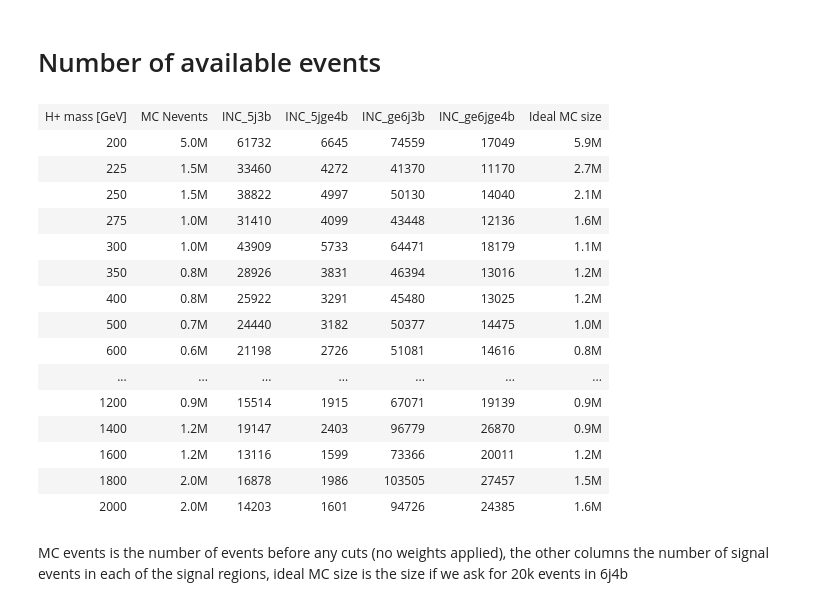
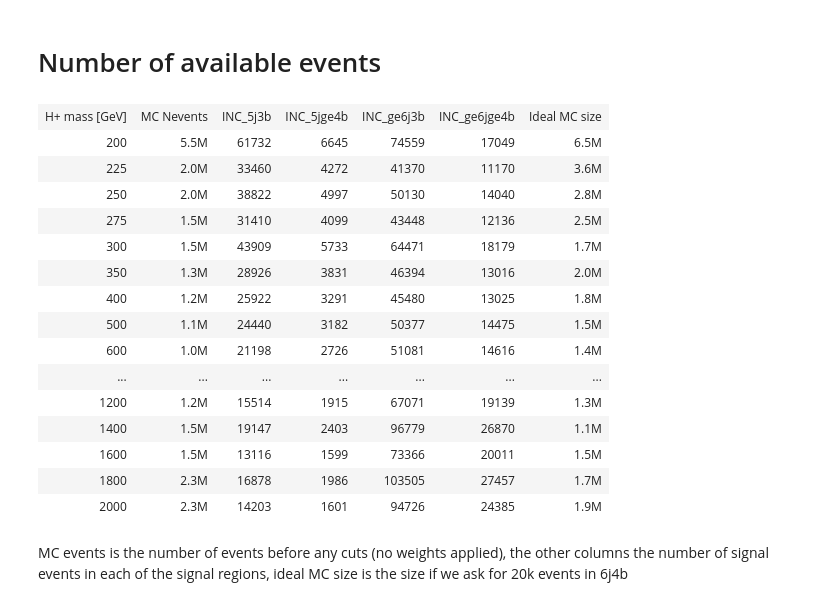
Before and after one commit to asalvadorsalas/HplusML, a Jupyter notebook: EstimateMCNeeds.ipynb, the cells around one changed output. Cells and saved outputs as stored; diff of their text form; code cells hidden in the pictures.

Commit message:
Added table with number of events before and after cuts

```diff
--- a/EstimateMCNeeds.ipynb
+++ b/EstimateMCNeeds.ipynb
@@ -27,61 +27,61 @@ df_mc=pd.read_hdf('/eos/user/j/jglatzer/L2Output_R20_Nov_v2/pandas_allregions.h5
 # %%
 regions=list(filter(lambda x: "INC" in x, df_mc.region.unique()))
 hpmasses_all=[200,225,250,275,300,350,400,500,600,700,800,900,1000,1200,1400,1600,1800,2000]
-mcsize={200: 5.0,
-        225: 1.5,
-        250: 1.5,
-        275: 1.0,
-        300: 1.0,
-        350: 0.8,
-        400: 0.8,
-        500: 0.7,
-        600: 0.6,
-        700: 0.6,
-        800: 0.6,
-        900: 0.6,
-        1000: 0.7,
-        1200: 0.9,
-        1400: 1.2,
-        1600: 1.2,
-        1800: 2.0,
-        2000: 2.0
+mcsize={200: 5.5,
+        225: 2.0,
+        250: 2.0,
+        275: 1.5,
+        300: 1.5,
+        350: 1.3,
+        400: 1.2,
+        500: 1.1,
+        600: 1.0,
+        700: 1.0,
+        800: 1.0,
+        900: 1.0,
+        1000: 1.1,
+        1200: 1.2,
+        1400: 1.5,
+        1600: 1.5,
+        1800: 2.3,
+        2000: 2.3
        }
 #mc_6j4b={}
 ntarget=20000
 #print df_mc.process.unique()
 table="<table><tr><td>H<sup>+</sup> mass [GeV]</td><td>MC Nevents</td>"
 for region in regions:
     table+="<td>"+region+"</td>"
 table+="<td>Ideal MC size</td></tr>"
 for hpmass in hpmasses_all:
     table+="<tr><td>"+str(hpmass)+"</td><td>"+str(mcsize[hpmass])+"M</td>"
     for region in regions:
         mask=(df_mc.region==region) & (df_mc.process=="Hp"+str(hpmass))
         shape=df_mc[mask].shape
         table+="<td>"+str(shape[0])+"</td>"
         if region=="INC_ge6jge4b":
             table+="<td>"+"{:.1f}".format(mcsize[hpmass]*ntarget/shape[0])+"M</td>"
     table+="</tr>"
 table+="</table>"
 from IPython.display import HTML, display
 display(HTML(table))
 # %% [output]
 | H+ mass [GeV] | MC Nevents | INC_5j3b | INC_5jge4b | INC_ge6j3b | INC_ge6jge4b | Ideal MC size |
-| 200 | 5.0M | 61732 | 6645 | 74559 | 17049 | 5.9M |
-| 225 | 1.5M | 33460 | 4272 | 41370 | 11170 | 2.7M |
-| 250 | 1.5M | 38822 | 4997 | 50130 | 14040 | 2.1M |
-| 275 | 1.0M | 31410 | 4099 | 43448 | 12136 | 1.6M |
-| 300 | 1.0M | 43909 | 5733 | 64471 | 18179 | 1.1M |
-| 350 | 0.8M | 28926 | 3831 | 46394 | 13016 | 1.2M |
-| 400 | 0.8M | 25922 | 3291 | 45480 | 13025 | 1.2M |
-| 500 | 0.7M | 24440 | 3182 | 50377 | 14475 | 1.0M |
-| 600 | 0.6M | 21198 | 2726 | 51081 | 14616 | 0.8M |
+| 200 | 5.5M | 61732 | 6645 | 74559 | 17049 | 6.5M |
+| 225 | 2.0M | 33460 | 4272 | 41370 | 11170 | 3.6M |
+| 250 | 2.0M | 38822 | 4997 | 50130 | 14040 | 2.8M |
+| 275 | 1.5M | 31410 | 4099 | 43448 | 12136 | 2.5M |
+| 300 | 1.5M | 43909 | 5733 | 64471 | 18179 | 1.7M |
+| 350 | 1.3M | 28926 | 3831 | 46394 | 13016 | 2.0M |
+| 400 | 1.2M | 25922 | 3291 | 45480 | 13025 | 1.8M |
+| 500 | 1.1M | 24440 | 3182 | 50377 | 14475 | 1.5M |
+| 600 | 1.0M | 21198 | 2726 | 51081 | 14616 | 1.4M |
 | ... | ... | ... | ... | ... | ... | ... |
-| 1200 | 0.9M | 15514 | 1915 | 67071 | 19139 | 0.9M |
-| 1400 | 1.2M | 19147 | 2403 | 96779 | 26870 | 0.9M |
-| 1600 | 1.2M | 13116 | 1599 | 73366 | 20011 | 1.2M |
-| 1800 | 2.0M | 16878 | 1986 | 103505 | 27457 | 1.5M |
-| 2000 | 2.0M | 14203 | 1601 | 94726 | 24385 | 1.6M |
+| 1200 | 1.2M | 15514 | 1915 | 67071 | 19139 | 1.3M |
+| 1400 | 1.5M | 19147 | 2403 | 96779 | 26870 | 1.1M |
+| 1600 | 1.5M | 13116 | 1599 | 73366 | 20011 | 1.5M |
+| 1800 | 2.3M | 16878 | 1986 | 103505 | 27457 | 1.7M |
+| 2000 | 2.3M | 14203 | 1601 | 94726 | 24385 | 1.9M |
 # %% [markdown]
 MC events is the number of events before any cuts (no weights applied), the other columns the number of signal events in each of the signal regions, ideal MC size is the size if we ask for 20k events in 6j4b
 # %% [markdown]
```
Also changed, not shown: parts of 1 cell of this notebook.
